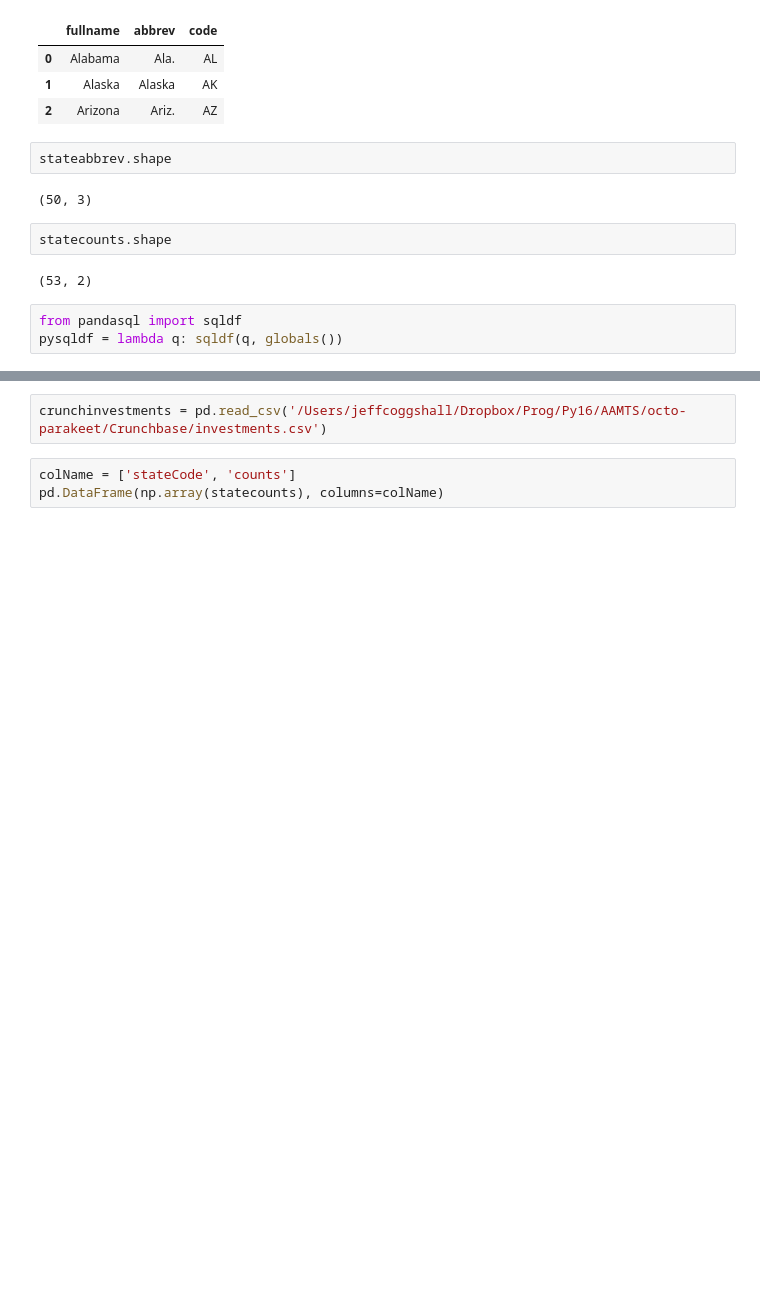
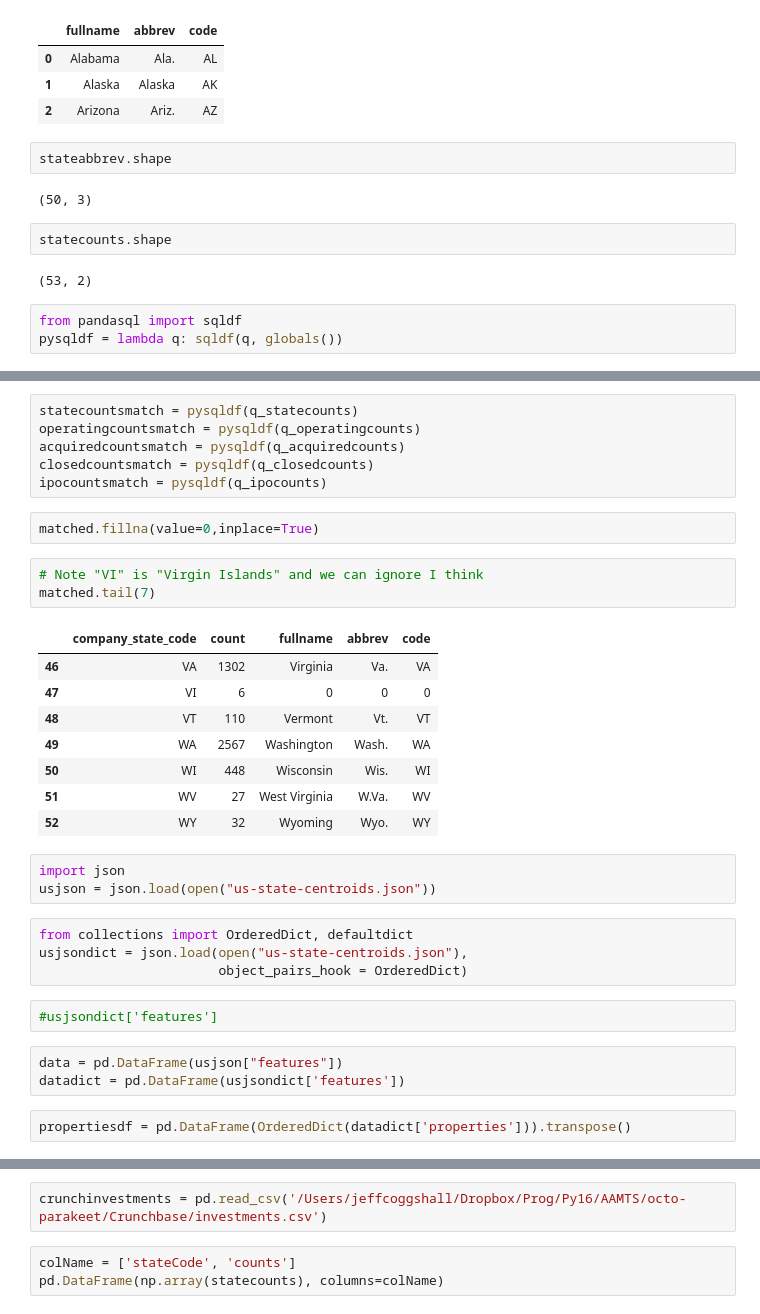
Before and after one commit to McnultyOne/octo-parakeet, a Jupyter notebook: mappingUSstates/MappingCities.ipynb, the cells around one changed output, grey strips where cells are left out. Cells and saved outputs as stored; diff of their text form; blank space fills up the shorter version.

```diff
--- a/mappingUSstates/MappingCities.ipynb
+++ b/mappingUSstates/MappingCities.ipynb
@@ -134,0 +144,34 @@ pysqldf = lambda q: sqldf(q, globals())
+# %%
+statecountsmatch = pysqldf(q_statecounts)
+operatingcountsmatch = pysqldf(q_operatingcounts)
+acquiredcountsmatch = pysqldf(q_acquiredcounts)
+closedcountsmatch = pysqldf(q_closedcounts)
+ipocountsmatch = pysqldf(q_ipocounts)
+# %%
+matched.fillna(value=0,inplace=True)
+# %%
+# Note "VI" is "Virgin Islands" and we can ignore I think
+matched.tail(7)
+# %% [output]
+|  | company_state_code | count | fullname | abbrev | code |
+| 46 | VA | 1302 | Virginia | Va. | VA |
+| 47 | VI | 6 | 0 | 0 | 0 |
+| 48 | VT | 110 | Vermont | Vt. | VT |
+| 49 | WA | 2567 | Washington | Wash. | WA |
+| 50 | WI | 448 | Wisconsin | Wis. | WI |
+| 51 | WV | 27 | West Virginia | W.Va. | WV |
+| 52 | WY | 32 | Wyoming | Wyo. | WY |
+# %%
+import json
+usjson = json.load(open("us-state-centroids.json"))
+# %%
+from collections import OrderedDict, defaultdict
+usjsondict = json.load(open("us-state-centroids.json"),
+                       object_pairs_hook = OrderedDict)
+# %%
+#usjsondict['features']
+# %%
+data = pd.DataFrame(usjson["features"])
+datadict = pd.DataFrame(usjsondict['features'])
+# %%
+propertiesdf = pd.DataFrame(OrderedDict(datadict['properties'])).transpose()
```
Also changed, not shown: parts of 34 cells of this notebook, 3 other files.
